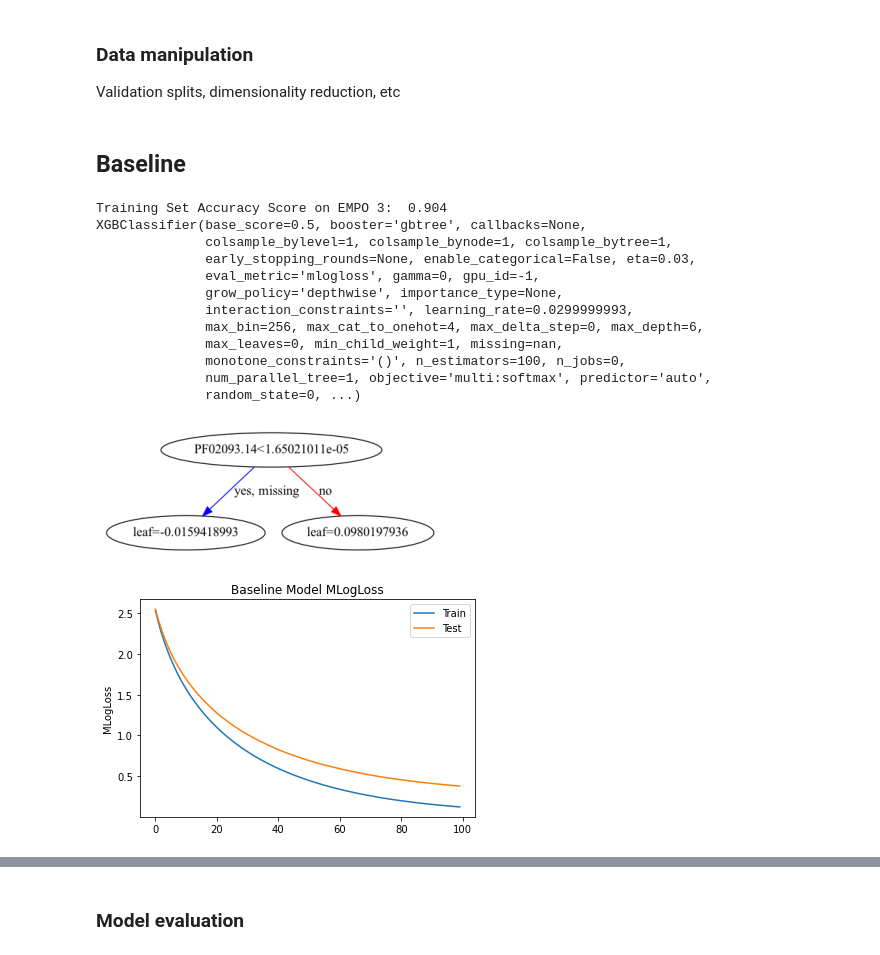
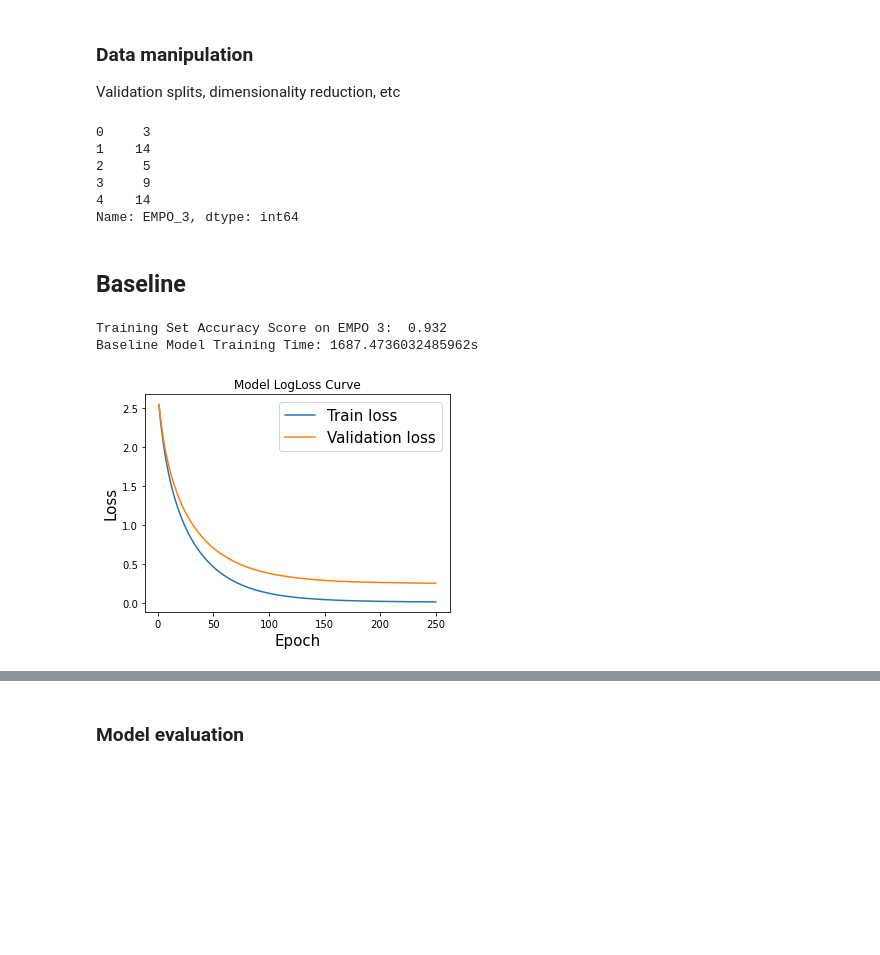
Before and after one commit to hlu17/Protein-Environment-Classification, a Jupyter notebook: modeling/xgb_empo3.ipynb, the cells around one changed output, grey strips where cells are left out. Cells and saved outputs as stored; diff of their text form; code cells hidden in the pictures; blank space fills up the shorter version.

Commit message:
cleaned up code, evaluaed on test data

```diff
--- a/modeling/xgb_empo3.ipynb
+++ b/modeling/xgb_empo3.ipynb
@@ -29,6 +31,7 @@ import time
 # %%
 x_train = get_training_observations()
 y_train = get_training_labels()
+le = load('../model_joblibs/xgb_labelEncoder.joblib')
 # %% [output]
 Getting all training observations from 'metagenome_classification.db'...
 Getting all training labels from 'metagenome_classification.db'...
@@ -59,11 +66,13 @@ y_train.head()
 # %% [markdown]
 ### Data manipulation
 Validation splits, dimensionality reduction, etc
-# %%
-lc = LabelEncoder()
-y_train['EMPO_3'] = lc.fit_transform(y_train['EMPO_3'])
-# Split into train/validation if not CV
-x_tr, x_val, y_tr, y_val = train_test_split(x_train, y_train['EMPO_3'], test_size=0.2, random_state=0)
-# for hyperparameter tuning later
-dtrain = xgb.DMatrix(x_tr, label=y_tr)
-dval = xgb.DMatrix(x_val, label=y_val)
+# %%
+y_train['EMPO_3'] = le.transform(y_train['EMPO_3'])
+y_train['EMPO_3'].head()
+# %% [output]
+0     3
+1    14
+2     5
+3     9
+4    14
+Name: EMPO_3, dtype: int64
@@ -72,40 +116,14 @@ dval = xgb.DMatrix(x_val, label=y_val)
 # %%
-empo3_model = xgb.XGBClassifier(objective='multi:softmax',
-                                eval_metric='mlogloss',
-                               eta=0.03)
-empo3_model.fit(x_tr,y_tr,
-               eval_set=[(x_tr, y_tr), (x_val, y_val)],
-               verbose=0)
-
-print("Training Set Accuracy Score on EMPO 3: ", accuracy_score(y_val, empo3_pred))
-print(empo3_model)
-# plot single tree
-plot_tree(empo3_model)
-plt.show()
-empo3_pred = empo3_model.predict(x_val)
-# plot mlogloss vs rounds
-results = empo3_model.evals_result()
-epochs = len(results['validation_0']['mlogloss'])
-x_axis = range(0, epochs)
-fig, ax = plt.subplots()
-ax.plot(x_axis, results['validation_0']['mlogloss'], label='Train')
-ax.plot(x_axis, results['validation_1']['mlogloss'], label='Test')
-ax.legend()
-plt.ylabel('MLogLoss')
-plt.title('Baseline Model MLogLoss')
-plt.show()
+baseline_model = xgb.XGBClassifier(objective='multi:softmax',
+                                eval_metric=['merror','mlogloss'],
+                                n_estimators = 250,
+                                eta=0.03,
+                                use_label_encoder=False)
+# fit model and get predictions on validation set
+baseline_pred = eval_score(baseline_model)
+# plot loss curve
+eval_graphs(baseline_model)
 # %% [output]
-Training Set Accuracy Score on EMPO 3:  0.904
-XGBClassifier(base_score=0.5, booster='gbtree', callbacks=None,
-              colsample_bylevel=1, colsample_bynode=1, colsample_bytree=1,
-              early_stopping_rounds=None, enable_categorical=False, eta=0.03,
-              eval_metric='mlogloss', gamma=0, gpu_id=-1,
-              grow_policy='depthwise', importance_type=None,
-              interaction_constraints='', learning_rate=0.0299999993,
-              max_bin=256, max_cat_to_onehot=4, max_delta_step=0, max_depth=6,
-              max_leaves=0, min_child_weight=1, missing=nan,
-              monotone_constraints='()', n_estimators=100, n_jobs=0,
-              num_parallel_tree=1, objective='multi:softmax', predictor='auto',
-              random_state=0, ...)
+Training Set Accuracy Score on EMPO 3:  0.932
+Baseline Model Training Time: 1687.4736032485962s
-[figure, old version]
+[figure, new version]
-[figure, removed]
```
Also changed, not shown: parts of 15 cells of this notebook, 4 other files.
